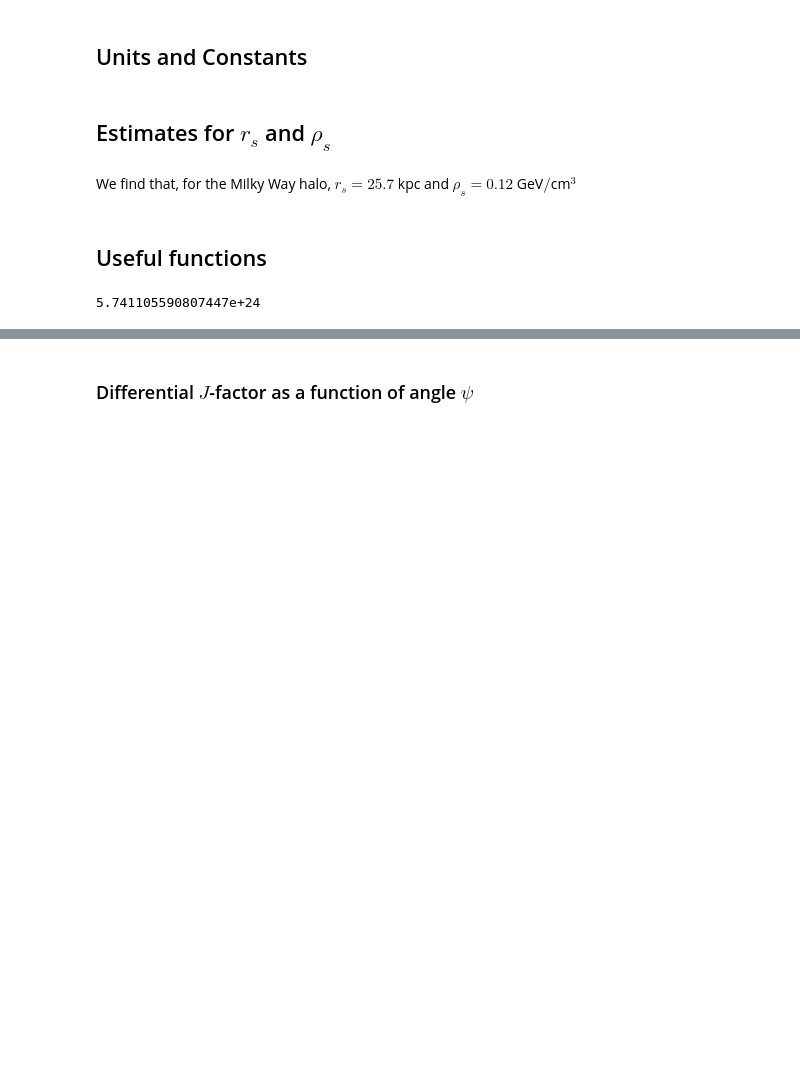
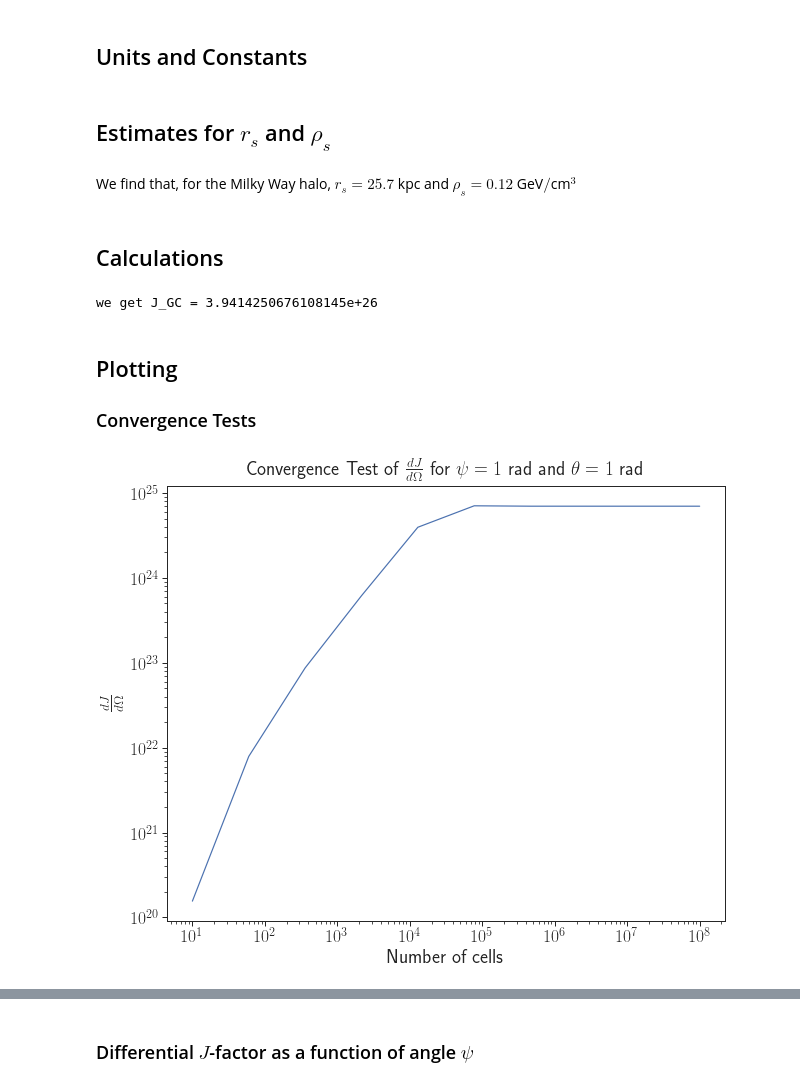
Before and after one commit to adam-coogan/gss19_subhalos, a Jupyter notebook: week_2/anders.ipynb, the cells around one changed output, grey strips where cells are left out. Cells and saved outputs as stored; diff of their text form; code cells hidden in the pictures; blank space fills up the shorter version.

```diff
--- a/week_2/anders.ipynb
+++ b/week_2/anders.ipynb
@@ -66,40 +69,86 @@ display(Latex(r'We find that, for the Milky Way halo, '+
               '$\\rho_s='+str(round(rho_s,2))+'$ GeV$/$cm$^3$'))
 # %% [output]
 We find that, for the Milky Way halo, $r_s=25.7$ kpc and $\rho_s=0.12$ GeV$/$cm$^3$
-# %% [markdown]
-## Useful functions
+# %% [markdown]
+## Calculations
 # %%
 def rho_DM(r):
-    # Returns DM density following NFW profile
+    """
+    Returns DM density following NFW profile
+    """
     return rho_s/((r/r_s)*((r/r_s)+1)**2)
 
-#rho_sun = 0.3*GeV/(cm**3)
-#def rho_DM(r):
-#    return rho_sun/((r/d)*((1+r/r_s)/(1+d/r_s))**2)
 
-
-def radius(l, psi, theta):
+def radius(l, psi, theta, deg=True):
     """
     Returns radius measured from GC as function of:
      - l: distance from Earth
-     - psi: angle measured from GC
+     - psi: longitude
+     - theta: latitude
+
+     If psi and theta are in degrees, they will be
+     converted to rads if "deg=True"
      """
+    if deg:
+        psi = psi*rad
+        theta = theta*rad
     return np.sqrt(d**2+l**2-2*d*l*np.cos(psi)*np.cos(theta))
 
 
-def dJ_dOmega(psi, theta):
+def dJ_dOmega(psi, theta, N=10**5, deg=True):
     """
     Returns differential J-factor as a function of psi and theta
+    This is done by integrating along line of sight
+    N is the number of cells used in the calculation
     """
     l_0 = 0.
     l_f = 500.*kpc
-    N = 10000
+    #N = 1000
     dl = (l_f - l_0)/N
     # create array of midpoints
-    l_mids = np.linspace(dl/2, l_f-dl/2, N)
-    s = np.sum(rho_DM(radius(l_mids, np.radians(psi), np.radians(theta)))**2.*dl)
-    return s
-print(dJ_dOmega(1.,1.))
+    l_mids = np.linspace(dl/2, l_f-dl/2., N)
+    rs = radius(l_mids, psi, theta, deg)
+    s = np.sum(rho_DM(rs)**2.)
+    return s*dl
+
+def J_GC(n):
+    """
+    Returns J-factor around GC
+    Integrates over a square with side 0.5 degree
+    """
+    psi_0 = -0.25
+    psi_f = 0.25
+    dpsi = (psi_f - psi_0)/n
+    psi_vect = np.linspace(psi_0 + dpsi/2, psi_f - dpsi/2, n)
+    theta_vect = psi_vect
+
+    J_vect = np.zeros((n,n))
+
+    for i in range(len(psi_vect)):
+        for j in range(len(theta_vect)):
+            J_vect[i,j] = dJ_dOmega(psi_vect[i],theta_vect[j],deg=True)
+
+    return np.mean(J_vect)
+
+print("we get J_GC = "+str(J_GC(100)))
 # %% [output]
-5.741105590807447e+24
+we get J_GC = 3.9414250676108145e+26
+# %% [markdown]
+## Plotting
+### Convergence Tests
+# %%
+Ns = np.logspace(1, 8, num = 10)
+dJ_dOmega_vect = []
+for N in Ns:
+    dJ_dOmega_vect.append(dJ_dOmega(1.0, 1.0, int(N), deg=False))
+plt.figure(figsize=(10,8))
+plt.plot(Ns, dJ_dOmega_vect)
+plt.yscale('log')
+plt.xscale('log')
+plt.ylabel(r'$\frac{dJ}{d\Omega}$')
+plt.xlabel('Number of cells')
+plt.title(r"Convergence Test of $\frac{dJ}{d\Omega}$ for $\psi=1$ rad and $\theta=1$ rad")
+plt.show()
+# %% [output]
+[figure, added]
 # %% [markdown]
```
Also changed, not shown: parts of 6 cells of this notebook.
